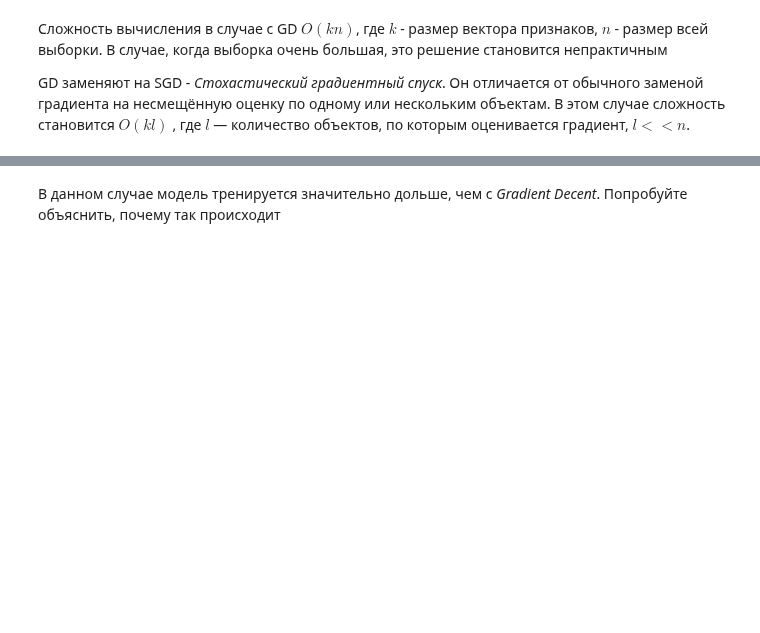
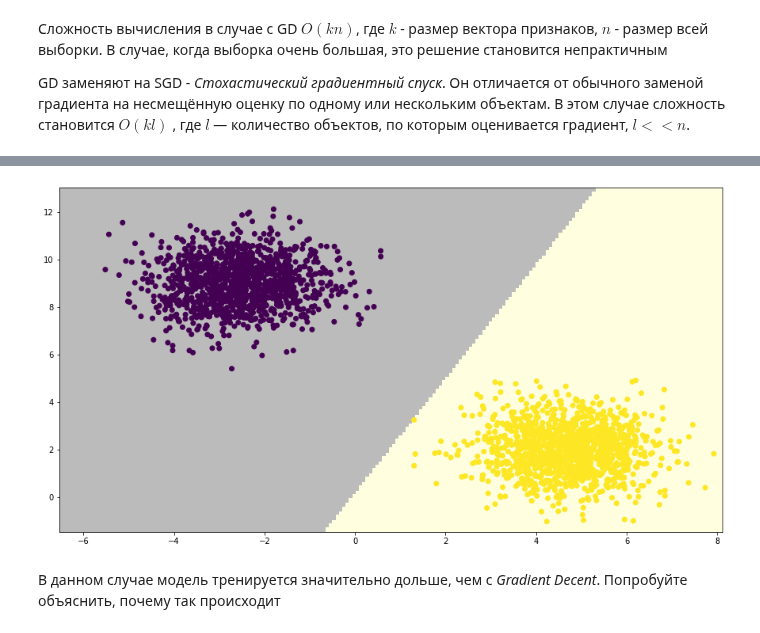
Before and after one commit to ctrlc0ctrlv/deep_learning_2018-19, a Jupyter notebook: [homework,prodv]OOP_and_optimization.ipynb, the cells around one changed output, grey strips where cells are left out. Saved outputs shown, nothing was run; the diff lists cells and outputs as text; code cells hidden in the pictures; blank space fills up the shorter version.

```diff
--- a/[homework,prodv]OOP_and_optimization.ipynb
+++ b/[homework,prodv]OOP_and_optimization.ipynb
@@ -479,3 +538,24 @@ accs, losses = model.fit(X_train, y_train)
+# %%
+from matplotlib.colors import ListedColormap
+
+plt.figure(figsize=(15,8))
+
+eps = 0.1
+xx, yy = np.meshgrid(np.linspace(np.min(X[:,0]) - eps, np.max(X[:,0]) + eps, 200),
+                     np.linspace(np.min(X[:,1]) - eps, np.max(X[:,1]) + eps, 200))
+
+Z = model.predict(np.c_[xx.ravel(), yy.ravel()])
+
+Z = Z.reshape(xx.shape)
+
+cmap_light = ListedColormap(['#bbbbbb', '#ffffe0'])
+plt.pcolormesh(xx, yy, Z, cmap=cmap_light, alpha=1)
+
+plt.scatter(X_test[:, 0], X_test[:, 1], c=y_test[:, 0])
+
+plt.show()
+# %% [output]
+[figure, added]
 # %% [markdown]
 В данном случае модель тренируется значительно дольше, чем c *Gradient Decent*. Попробуйте объяснить, почему так происходит
 # %% [markdown]
```
Also changed, not shown: parts of 13 cells of this notebook.
